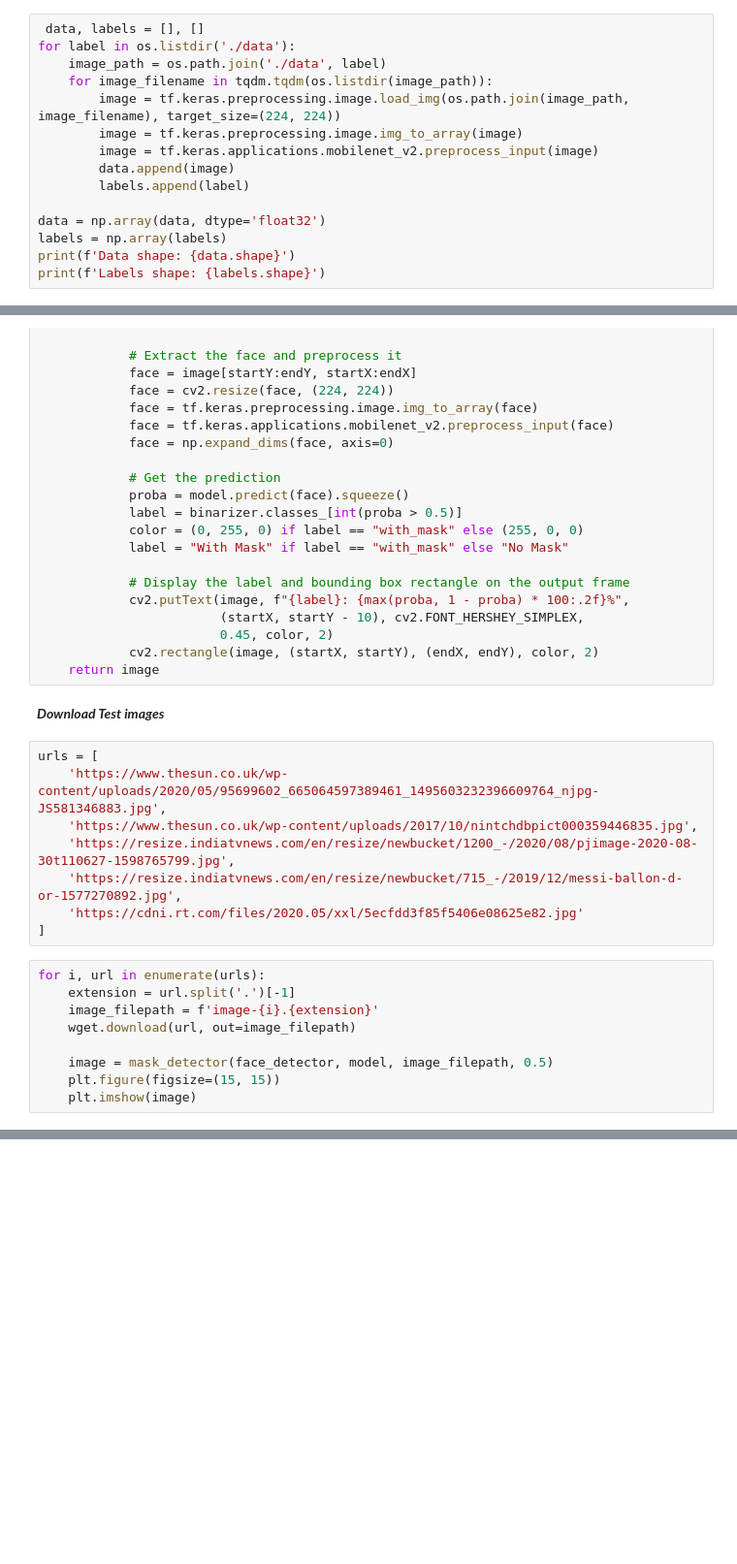
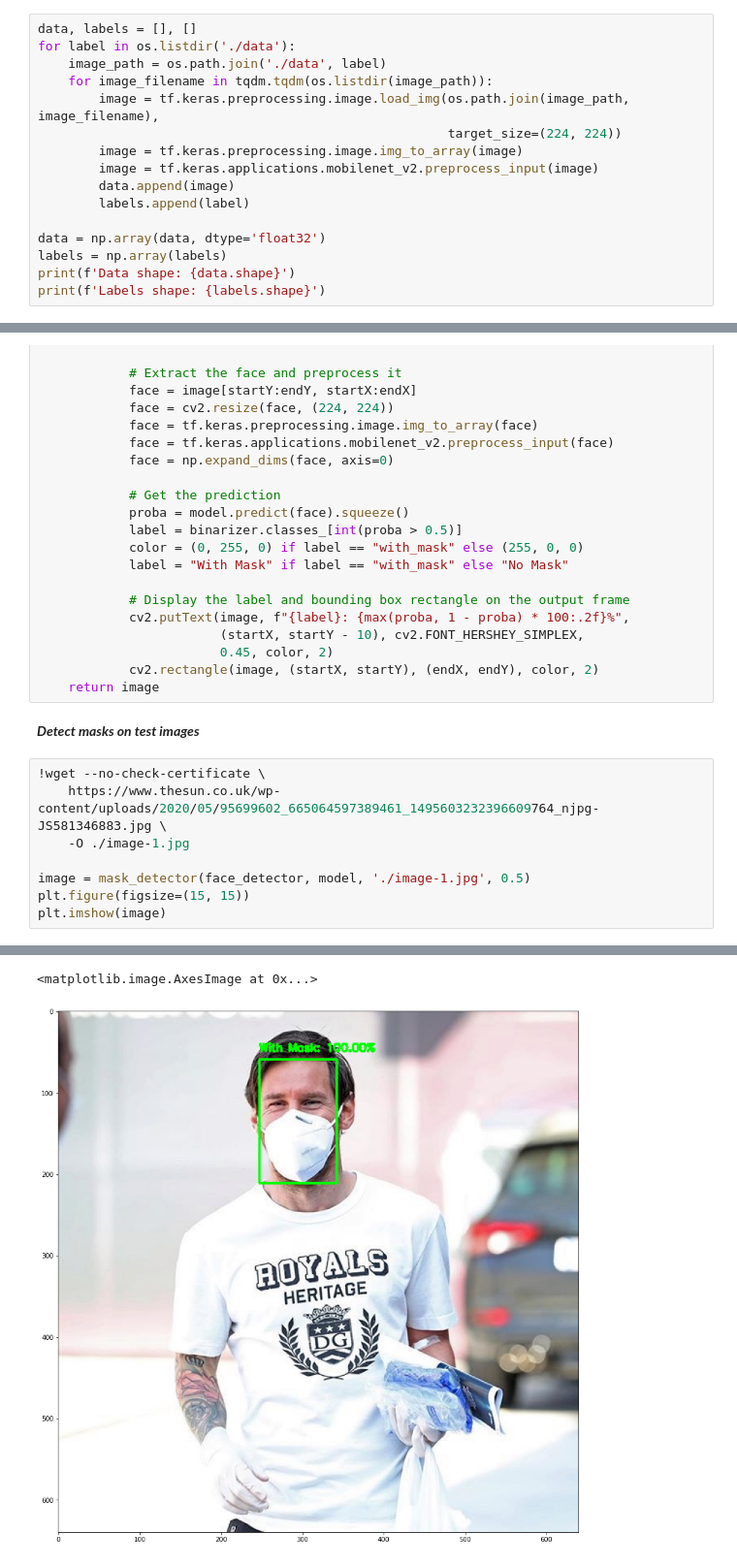
Before and after one commit to dksifoua/Face-Mask-Detector, a Jupyter notebook: Face Mask Detector.ipynb, the cells around one changed output, grey strips where cells are left out. Shown at 97% size. Cells and saved outputs as stored; diff of their text form; blank space fills up the shorter version.

Commit message:
Detect mask on test images

```diff
--- a/Face Mask Detector.ipynb
+++ b/Face Mask Detector.ipynb
@@ -68,11 +67,12 @@ tf.random.set_seed(SEED)
 
 ***Prepare data***
 # %%
- data, labels = [], []
+data, labels = [], []
 for label in os.listdir('./data'):
     image_path = os.path.join('./data', label)
     for image_filename in tqdm.tqdm(os.listdir(image_path)):
-        image = tf.keras.preprocessing.image.load_img(os.path.join(image_path, image_filename), target_size=(224, 224))
+        image = tf.keras.preprocessing.image.load_img(os.path.join(image_path, image_filename),
+                                                      target_size=(224, 224))
         image = tf.keras.preprocessing.image.img_to_array(image)
         image = tf.keras.applications.mobilenet_v2.preprocess_input(image)
         data.append(image)
@@ -249,22 +249,14 @@ def mask_detector(face_detector, mask_classifier, image_filepath, min_proba):
                         0.45, color, 2)
             cv2.rectangle(image, (startX, startY), (endX, endY), color, 2)
     return image
-# %% [markdown]
-***Download Test images***
-# %%
-urls = [
-    'https://www.thesun.co.uk/wp-content/uploads/2020/05/95699602_665064597389461_1495603232396609764_njpg-JS581346883.jpg',
-    'https://www.thesun.co.uk/wp-content/uploads/2017/10/nintchdbpict000359446835.jpg',
-    'https://resize.indiatvnews.com/en/resize/newbucket/1200_-/2020/08/pjimage-2020-08-30t110627-1598765799.jpg',
-    'https://resize.indiatvnews.com/en/resize/newbucket/715_-/2019/12/messi-ballon-d-or-1577270892.jpg',
-    'https://cdni.rt.com/files/2020.05/xxl/5ecfdd3f85f5406e08625e82.jpg'
-]
-# %%
-for i, url in enumerate(urls):
-    extension = url.split('.')[-1]
-    image_filepath = f'image-{i}.{extension}'
-    wget.download(url, out=image_filepath)
-
-    image = mask_detector(face_detector, model, image_filepath, 0.5)
-    plt.figure(figsize=(15, 15))
-    plt.imshow(image)
+# %% [markdown]
+***Detect masks on test images***
+# %%
+!wget --no-check-certificate \
+    https://www.thesun.co.uk/wp-content/uploads/2020/05/95699602_665064597389461_1495603232396609764_njpg-JS581346883.jpg \
+    -O ./image-1.jpg
+
+image = mask_detector(face_detector, model, './image-1.jpg', 0.5)
+plt.figure(figsize=(15, 15))
+plt.imshow(image)
+# %% [output]
@@ -270,0 +273,2 @@ for i, url in enumerate(urls):
+<matplotlib.image.AxesImage at 0x...>
+[figure, added]
```
Also changed, not shown: parts of 8 cells of this notebook.
